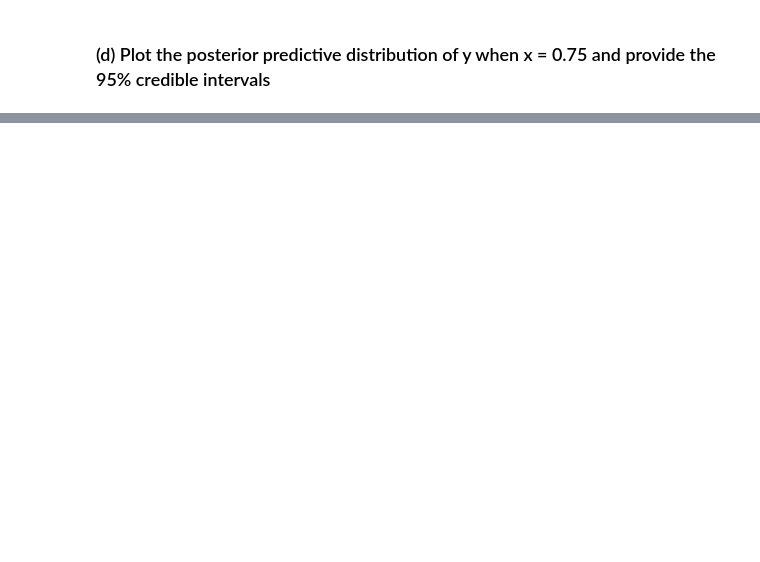
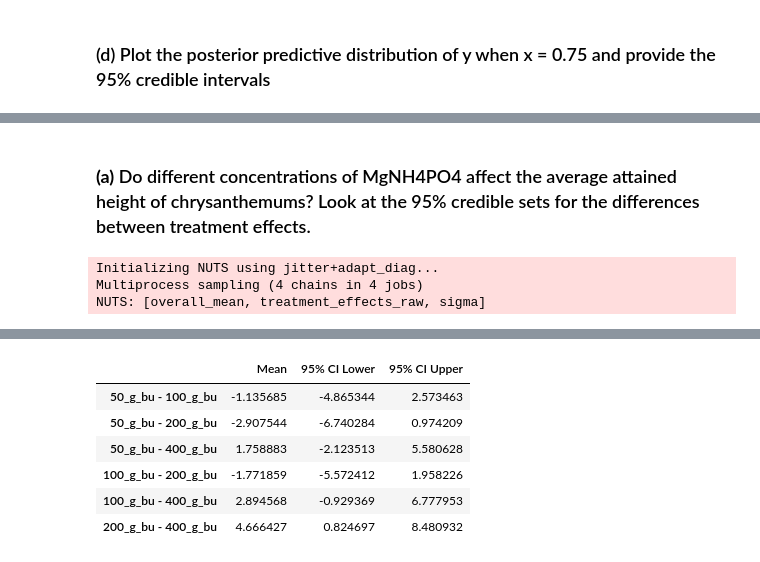
Before and after one commit to Amehroke/GaTech_BayesianStats, a Jupyter notebook: Hw /Hw5.ipynb, the cells around one changed output, grey strips where cells are left out. Saved outputs shown, nothing was run; the diff lists cells and outputs as text; code cells hidden in the pictures; blank space fills up the shorter version.

```diff
--- a/Hw /Hw5.ipynb
+++ b/Hw /Hw5.ipynb
@@ -110,0 +116,39 @@ print(y_mean, y_hdi)
+# %% [markdown]
+### **(a)** Do different concentrations of MgNH4PO4 affect the average attained height of chrysanthemums? Look at the 95% credible sets for the differences between treatment effects.
+# %%
+file_path = "../Data/Hw5/chrysanthemum-1.csv"
+data = pd.read_csv(file_path)
+# %%
+data_long = data.melt(var_name="Treatment", value_name="Height")
+treatments = data_long["Treatment"].astype("category").cat.codes.values
+heights = data_long["Height"].values
+
+with pm.Model() as model:
+    overall_mean = pm.Normal("overall_mean", mu=0, sigma=10)
+    treatment_effects_raw = pm.Normal("treatment_effects_raw", mu=0, sigma=10, shape=4)
+
+    centered_treatment_effects = treatment_effects_raw - pm.math.mean(treatment_effects_raw)
+
+    sigma = pm.HalfNormal("sigma", sigma=10)
+    mu = overall_mean + centered_treatment_effects[treatments]
+
+    y_obs = pm.Normal("y_obs", mu=mu, sigma=sigma, observed=heights)
+    trace = pm.sample(2000, tune=1000, target_accept=0.95, return_inferencedata=True)
+
+diffs = {
+    f"{data.columns[i]} - {data.columns[j]}": trace.posterior["treatment_effects_raw"][:, :, i] - trace.posterior["treatment_effects_raw"][:, :, j]
+    for i in range(4) for j in range(i+1, 4)
+}
+
+# Compute 95% credible intervals
+diff_summary = {
+    k: [np.mean(v.values), np.percentile(v.values, 2.5), np.percentile(v.values, 97.5)] for k, v in diffs.items()
+}
+
+
+diff_df = pd.DataFrame.from_dict(diff_summary, orient="index", columns=["Mean", "95% CI Lower", "95% CI Upper"])
+display(diff_df)
+# %% [output]
+Initializing NUTS using jitter+adapt_diag...
+Multiprocess sampling (4 chains in 4 jobs)
+NUTS: [overall_mean, treatment_effects_raw, sigma]
@@ -110,0 +158,7 @@ print(y_mean, y_hdi)
+|  | Mean | 95% CI Lower | 95% CI Upper |
+| 50_g_bu - 100_g_bu | -1.135685 | -4.865344 | 2.573463 |
+| 50_g_bu - 200_g_bu | -2.907544 | -6.740284 | 0.974209 |
+| 50_g_bu - 400_g_bu | 1.758883 | -2.123513 | 5.580628 |
+| 100_g_bu - 200_g_bu | -1.771859 | -5.572412 | 1.958226 |
+| 100_g_bu - 400_g_bu | 2.894568 | -0.929369 | 6.777953 |
+| 200_g_bu - 400_g_bu | 4.666427 | 0.824697 | 8.480932 |
```
Also changed, not shown: parts of 25 cells of this notebook, 5 other files.
